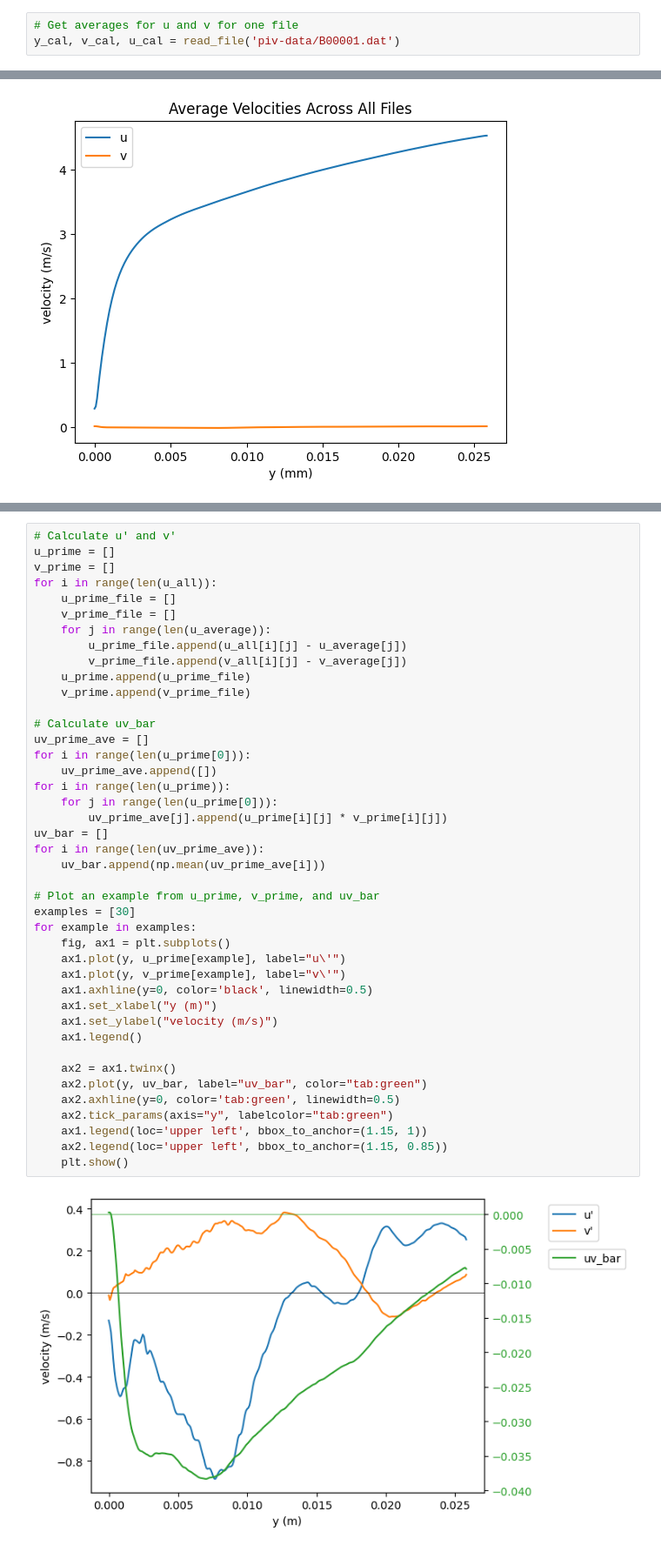
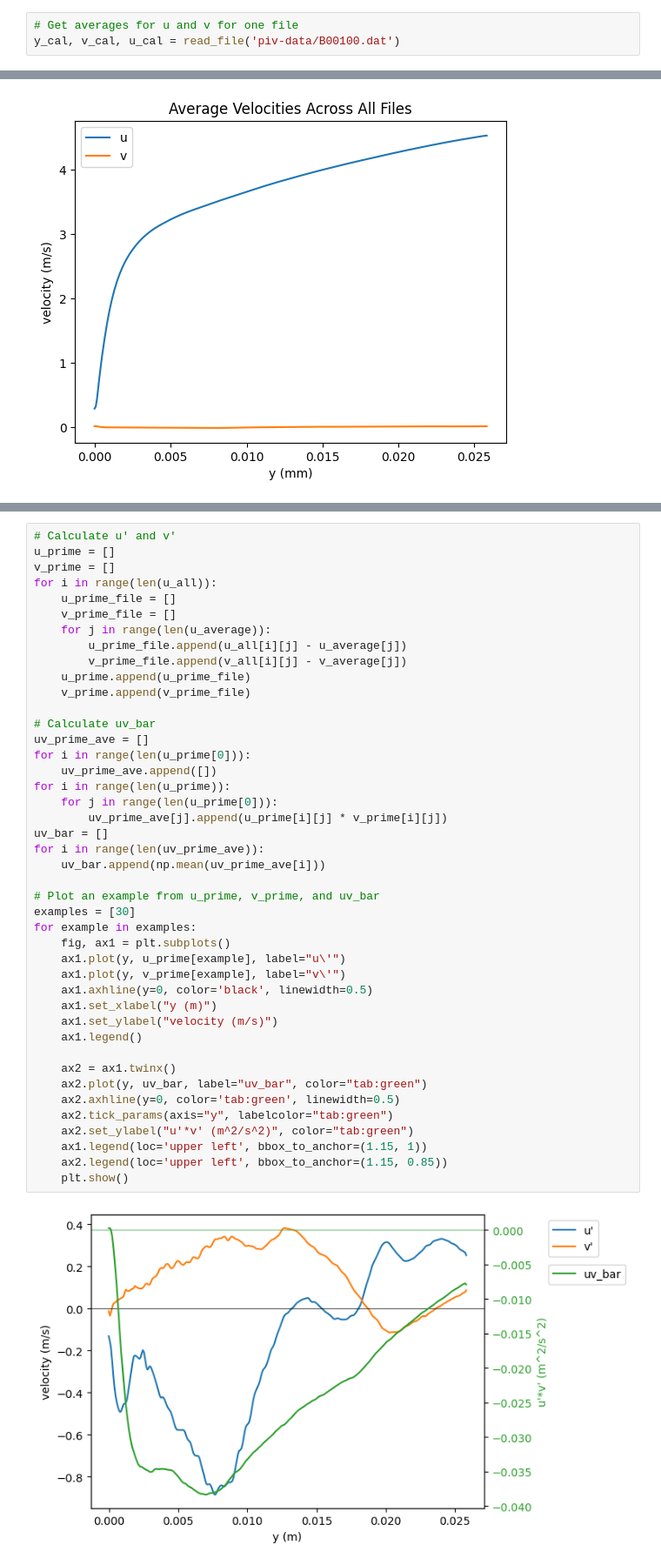
Before and after one commit to Jagardiner97/Boundary-Layers, a Jupyter notebook: Boundary Layers/BL Final Project/turbulent-characterization.ipynb, the cells around one changed output, grey strips where cells are left out. Shown: that part at 87% size. Cells and saved outputs as stored; diff of their text form.

```diff
--- a/Boundary Layers/BL Final Project/turbulent-characterization.ipynb
+++ b/Boundary Layers/BL Final Project/turbulent-characterization.ipynb
@@ -88,7 +88,7 @@ def read_file(file_path, wall=None, index=None):
     return y_points, v_ave, u_ave
 # %%
 # Get averages for u and v for one file
-y_cal, v_cal, u_cal = read_file('piv-data/B00001.dat')
+y_cal, v_cal, u_cal = read_file('piv-data/B00100.dat')
 # %%
 # Plot the averages for u and v across all profiles in the first file
 plt.plot(y_cal, u_cal, label="u")
@@ -282,31 +283,32 @@ for i in range(len(u_all)):
 # Calculate uv_bar
 uv_prime_ave = []
 for i in range(len(u_prime[0])):
     uv_prime_ave.append([])
 for i in range(len(u_prime)):
     for j in range(len(u_prime[0])):
         uv_prime_ave[j].append(u_prime[i][j] * v_prime[i][j])
 uv_bar = []
 for i in range(len(uv_prime_ave)):
     uv_bar.append(np.mean(uv_prime_ave[i]))
 
 # Plot an example from u_prime, v_prime, and uv_bar
 examples = [30]
 for example in examples:
     fig, ax1 = plt.subplots()
     ax1.plot(y, u_prime[example], label="u\'")
     ax1.plot(y, v_prime[example], label="v\'")
     ax1.axhline(y=0, color='black', linewidth=0.5)
     ax1.set_xlabel("y (m)")
     ax1.set_ylabel("velocity (m/s)")
     ax1.legend()
 
     ax2 = ax1.twinx()
     ax2.plot(y, uv_bar, label="uv_bar", color="tab:green")
     ax2.axhline(y=0, color='tab:green', linewidth=0.5)
     ax2.tick_params(axis="y", labelcolor="tab:green")
+    ax2.set_ylabel("u'*v' (m^2/s^2)", color="tab:green")
     ax1.legend(loc='upper left', bbox_to_anchor=(1.15, 1))
     ax2.legend(loc='upper left', bbox_to_anchor=(1.15, 0.85))
     plt.show()
 # %% [output]
-[figure, old version]
+[figure, new version]
```
Also changed, not shown: parts of 10 cells of this notebook.
